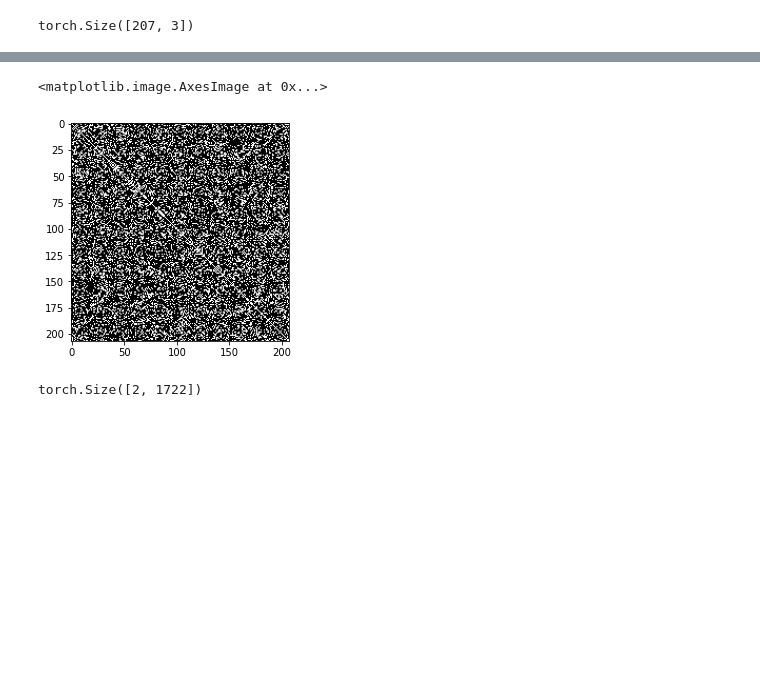
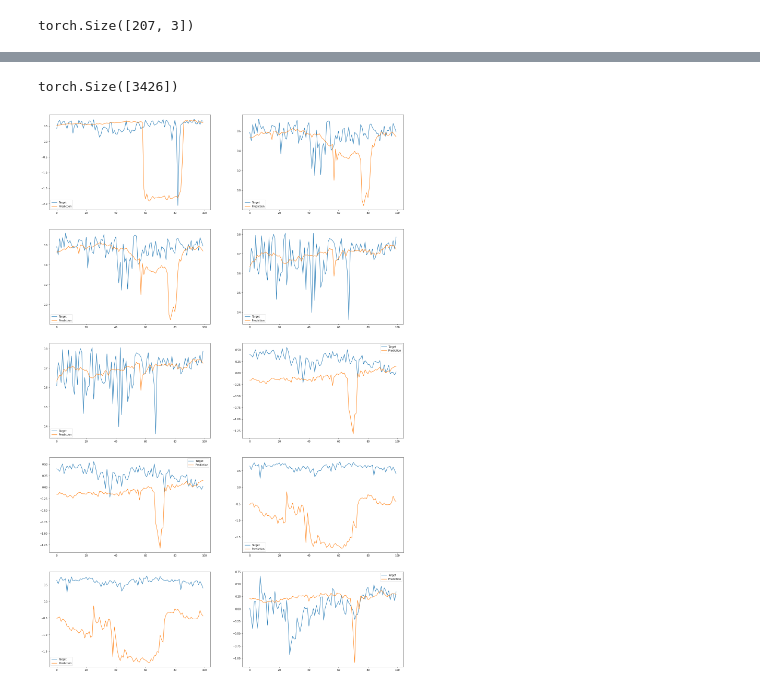
Before and after one commit to Kim-Ju-Hyeon/GSL, a Jupyter notebook: METR-LA_Result.ipynb, the cells around one changed output, grey strips where cells are left out. Drawn from its saved outputs; the diff is of its cells as text; code cells hidden in the pictures; blank space fills up the shorter version.

```diff
--- a/METR-LA_Result.ipynb
+++ b/METR-LA_Result.ipynb
@@ -62,3 +69,9 @@ torch.Size([2, 31848])
 test_result['target'][0].shape
 # %% [output]
 torch.Size([207, 3])
+# %%
+targets = torch.stack(test_result['target'])
+pred = torch.stack(test_result['prediction'])
+# %%
+pred = torch.swapaxes(pred, 0, 1)
+targets = torch.swapaxes(targets, 0, 1)
@@ -79,5 +85,0 @@ adj = to_dense_adj(test_result['adj_matrix'])
-# %%
-plt.imshow(adj[0], cmap='Greys')
-# %% [output]
-<matplotlib.image.AxesImage at 0x...>
-[figure, removed]
@@ -86,4 +86,17 @@ adj_matrix2, _ = dense_to_sparse(torch.Tensor(adj_matrix))
-# %%
-adj_matrix2.shape
-# %% [output]
-torch.Size([2, 1722])
+# %%
+pred[0, : ,0].shape
+# %% [output]
+torch.Size([3426])
+# %%
+nrow = 5
+ncol = 2
+
+f, axes = plt.subplots(nrows=nrow, ncols=ncol, figsize=(5*nrow, 20*ncol), dpi=70)
+
+for ii in range(nrow):
+    for jj in range(ncol):
+        axes[ii,jj].plot(targets[ii+jj, 2000:2000+100, 0], label='Target')
+        axes[ii,jj].plot(pred[ii+jj, 3000:3000+100, 0], label='Prediction')
+        axes[ii,jj].legend()
+# %% [output]
+[figure, added]
```
Also changed, not shown: parts of 14 cells of this notebook, 2 other files.
